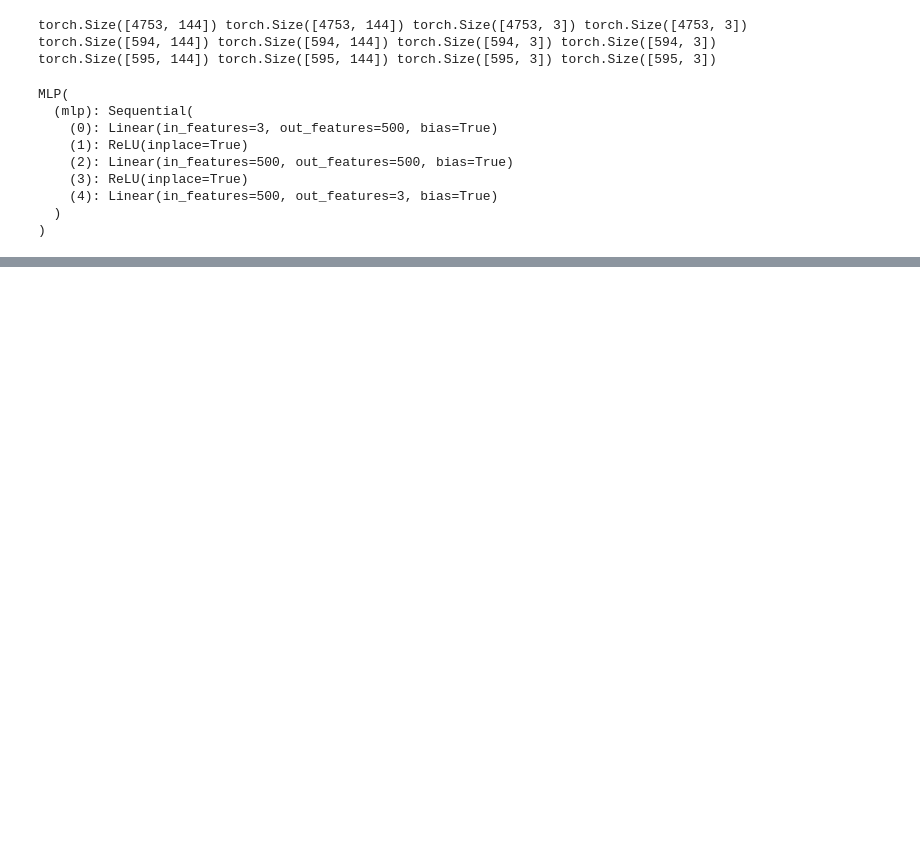
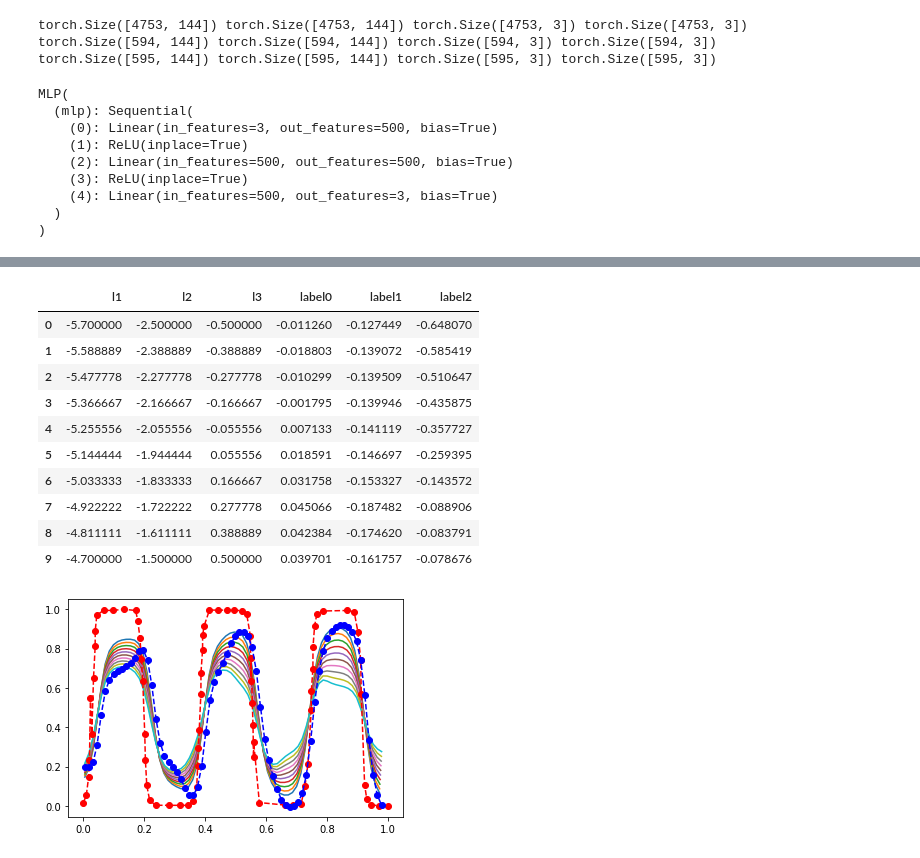
Before and after one commit to miguel-fc/Neutron_Reflect, a Jupyter notebook: nr_v15.ipynb, the cells around one changed output, grey strips where cells are left out. Saved outputs shown, nothing was run; the diff lists cells and outputs as text; code cells hidden in the pictures; blank space fills up the shorter version.

```diff
--- a/nr_v15.ipynb
+++ b/nr_v15.ipynb
@@ -474,0 +581,41 @@ out_label[0],out_label[1],out_label[2]
+# %%
+#Varying l1, l2 and l3 around the values above
+lv1_vals = np.linspace(-5.7,-4.7,10)
+lv2_vals = np.linspace(-2.5,-1.5,10)
+lv3_vals = np.linspace(-.5,.5,10)
+lv_vals = np.concatenate((lv1_vals[:, None], lv2_vals[:, None], lv3_vals[:, None]), axis=-1)
+lv_vals = torch.from_numpy(lv_vals).float().to(device)
+
+#Determining the labels and the decoded images for those l1,l2,l3 above
+model.eval().to(device)
+with torch.no_grad():
+  out_label  = model(lv_vals).cpu().numpy()
+# out_label.shape
+
+encoder.eval().to(device)
+decoder.eval().to(device)
+
+with torch.no_grad():
+  decoded_img = decoder(lv_vals)
+
+for x in range(decoded_img.shape[0]):
+  plt.plot(decoded_img[x].cpu().reshape(in_d1,in_d2).numpy()[0],decoded_img[x].cpu().reshape(in_d1,in_d2).numpy()[1])
+plt.plot(expt_arr_n[0][0],expt_arr_n[0][1],'ro',linestyle='dashed')
+plt.plot(expt_decoded_img.cpu().reshape(in_d1,in_d2).numpy()[0],expt_decoded_img.cpu().reshape(in_d1,in_d2).numpy()[1],'bo',linestyle='dashed')
+
+deg_model = pd.DataFrame({'l1':lv_vals.cpu().numpy()[:,0],'l2':lv_vals.cpu().numpy()[:,1],'l3':lv_vals.cpu().numpy()[:,2],
+                       'label0': out_label[:,0],'label1':out_label[:,1],'label2':out_label[:,2]})
+deg_model
+# %% [output]
+|  | l1 | l2 | l3 | label0 | label1 | label2 |
+| 0 | -5.700000 | -2.500000 | -0.500000 | -0.011260 | -0.127449 | -0.648070 |
+| 1 | -5.588889 | -2.388889 | -0.388889 | -0.018803 | -0.139072 | -0.585419 |
+| 2 | -5.477778 | -2.277778 | -0.277778 | -0.010299 | -0.139509 | -0.510647 |
+| 3 | -5.366667 | -2.166667 | -0.166667 | -0.001795 | -0.139946 | -0.435875 |
+| 4 | -5.255556 | -2.055556 | -0.055556 | 0.007133 | -0.141119 | -0.357727 |
+| 5 | -5.144444 | -1.944444 | 0.055556 | 0.018591 | -0.146697 | -0.259395 |
+| 6 | -5.033333 | -1.833333 | 0.166667 | 0.031758 | -0.153327 | -0.143572 |
+| 7 | -4.922222 | -1.722222 | 0.277778 | 0.045066 | -0.187482 | -0.088906 |
+| 8 | -4.811111 | -1.611111 | 0.388889 | 0.042384 | -0.174620 | -0.083791 |
+| 9 | -4.700000 | -1.500000 | 0.500000 | 0.039701 | -0.161757 | -0.078676 |
+[figure, added]
```
Also changed, not shown: parts of 24 cells of this notebook.
